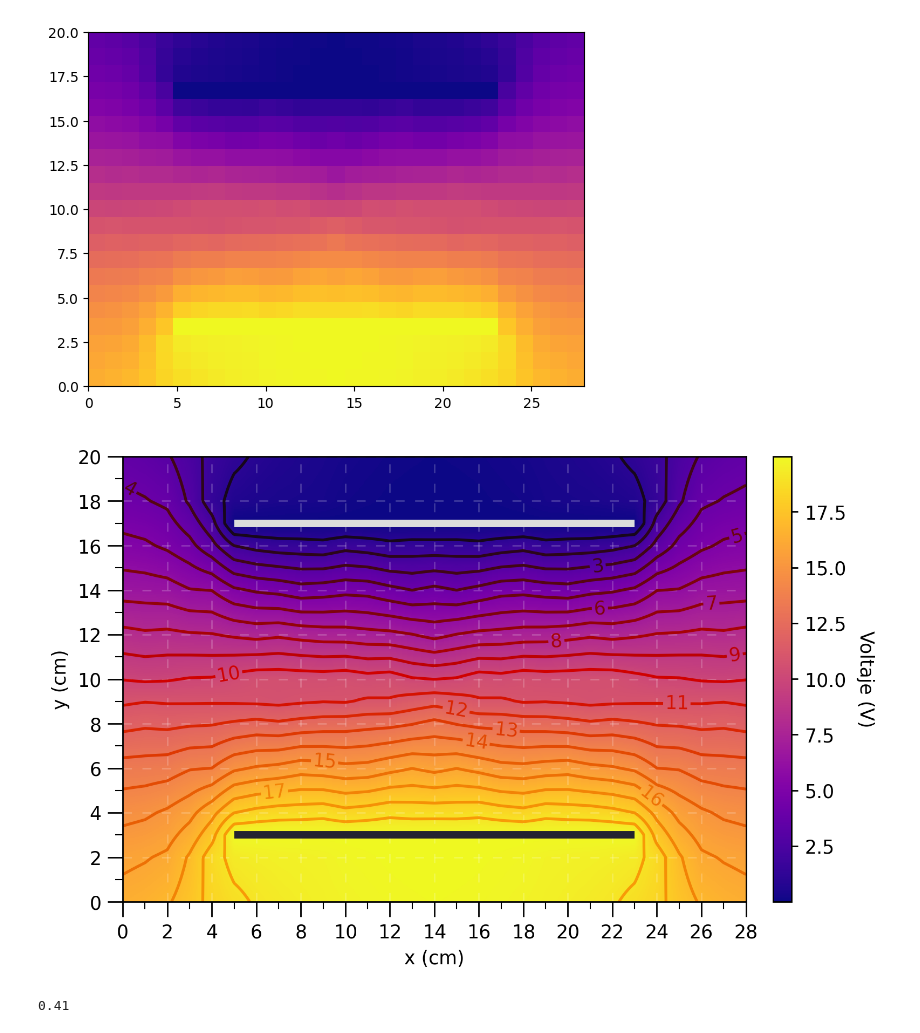
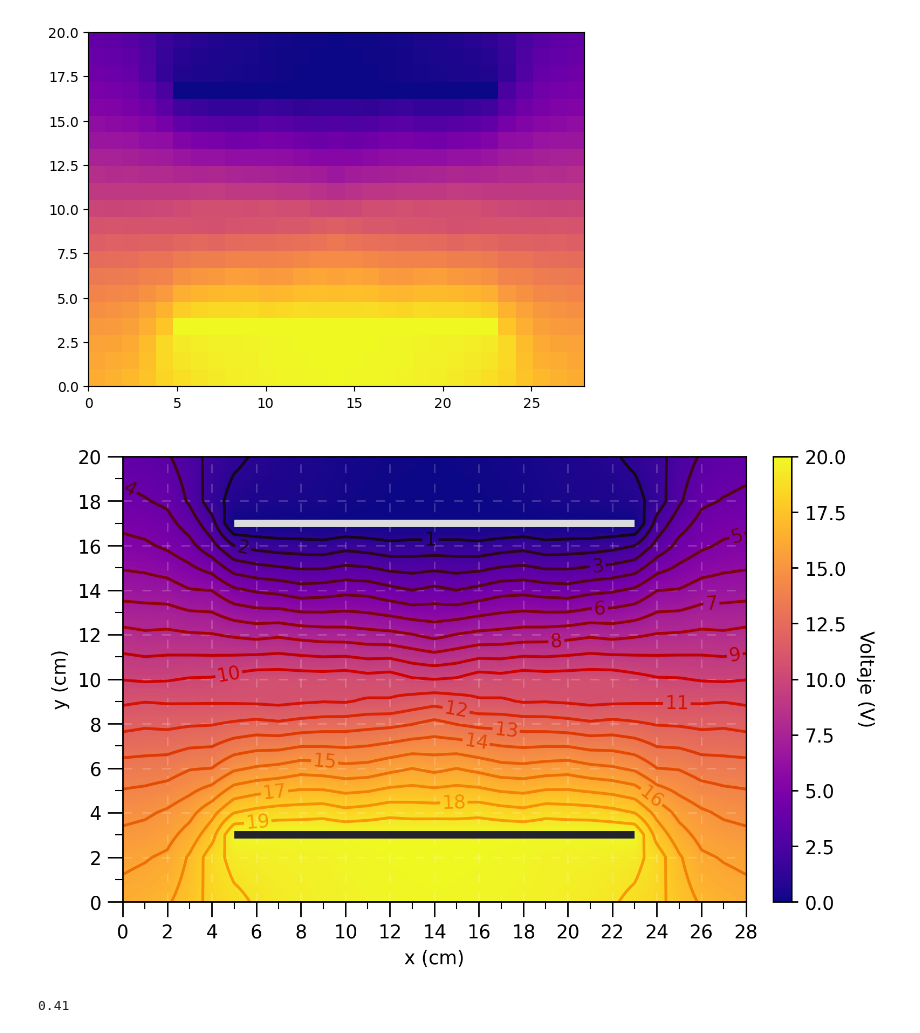
Before and after one commit to Alaviii/PythonPlotting, a Jupyter notebook: Electromagnetismo/practica2equipotenciales/practica2dos.ipynb, the cells around one changed output. Saved outputs shown, nothing was run; the diff lists cells and outputs as text; code cells hidden in the pictures.

```diff
--- a/Electromagnetismo/practica2equipotenciales/practica2dos.ipynb
+++ b/Electromagnetismo/practica2equipotenciales/practica2dos.ipynb
@@ -39,7 +40,7 @@ plt.show()
 xGrid = np.arange(0, largerDataArrayFlipped.shape[1], step = 1)
 yGrid = np.arange(0, largerDataArrayFlipped.shape[0], step = 1)
 # %%
-interp = sp.interpolate.RegularGridInterpolator((yGrid, xGrid), largerDataArrayFlipped)
+interp = sp.interpolate.RegularGridInterpolator((yGrid, xGrid), largerDataArrayFlipped, method = "linear")
 # %%
 xplot = np.linspace(xGrid.min(), xGrid.max(),560)#*2, 560)
 yplot = np.linspace(yGrid.min(), yGrid.max(), 400) #used to be 400
@@ -66,42 +67,48 @@ divider = make_axes_locatable(ax)
 
 levels = np.linspace(0,20,21)
 
-img = ax.imshow(data, aspect='equal', cmap = "plasma", origin = "lower", interpolation = "nearest", extent = (0,28,0,20))
-CS = ax.contour(X, Y, data, levels = levels, cmap = red_orange_cmap, zorder = 2)
-ax.clabel(CS, levels[3:-3], fontsize = 10)
+norm = mcolors.Normalize(vmin = -0, vmax = 20)
+
+img = ax.imshow(data, aspect='equal', cmap = "plasma", origin = "lower", interpolation = "nearest", extent = (0,28,0,20), norm = norm)
+
+
+
+CS = ax.contour(X, Y, data, levels = levels, cmap = red_orange_cmap, zorder = 2, norm = norm)
+ax.clabel(CS, levels[1:-1], fontsize = 10)
 
 ax.hlines(17, 5, 23 , "gainsboro", lw = 4)
 ax.hlines(3, 5, 23, "#232330", lw = 4)
 
 
+
 cax = divider.append_axes("right", size="3%", pad=0.2)
-cbar = fig.colorbar(img, cax=cax)
+cbar = fig.colorbar(img, cax=cax, norm = norm)
 cbar.set_label('Voltaje (V)',rotation=-90,  labelpad=15)
 
 
 
 ax.set_xticks(np.arange(0, 29, 2))
 ax.set_xticks(np.arange(1, 29, 2), minor=True)
 
 ax.tick_params(axis='x', which='major', length=8)
 ax.tick_params(axis='x', which='minor', length=4)
 
 ax.set_yticks(np.arange(0, 21, 2))
 ax.set_yticks(np.arange(1, 21, 2), minor=True)
 
 ax.tick_params(axis='y', which='major', length=8)
 ax.tick_params(axis='y', which='minor', length=4)
 
 ax.grid(color = "#FFFFFF", zorder = 1, alpha = 0.2, ls = (0,(6,7)))
 
 ax.set_xlabel("x (cm)")
 ax.set_ylabel("y (cm)")
 
 
 plt.savefig("casoDosEquipotencialesCondensador.png", dpi = 250, bbox_inches='tight', pad_inches=0.03)
 plt.show()
 # %% [output]
-[figure, old version]
+[figure, new version]
 # %%
 print(dataArray[0,5])
 # %% [output]
```
Also changed, not shown: parts of 5 cells of this notebook, 13 other files.
